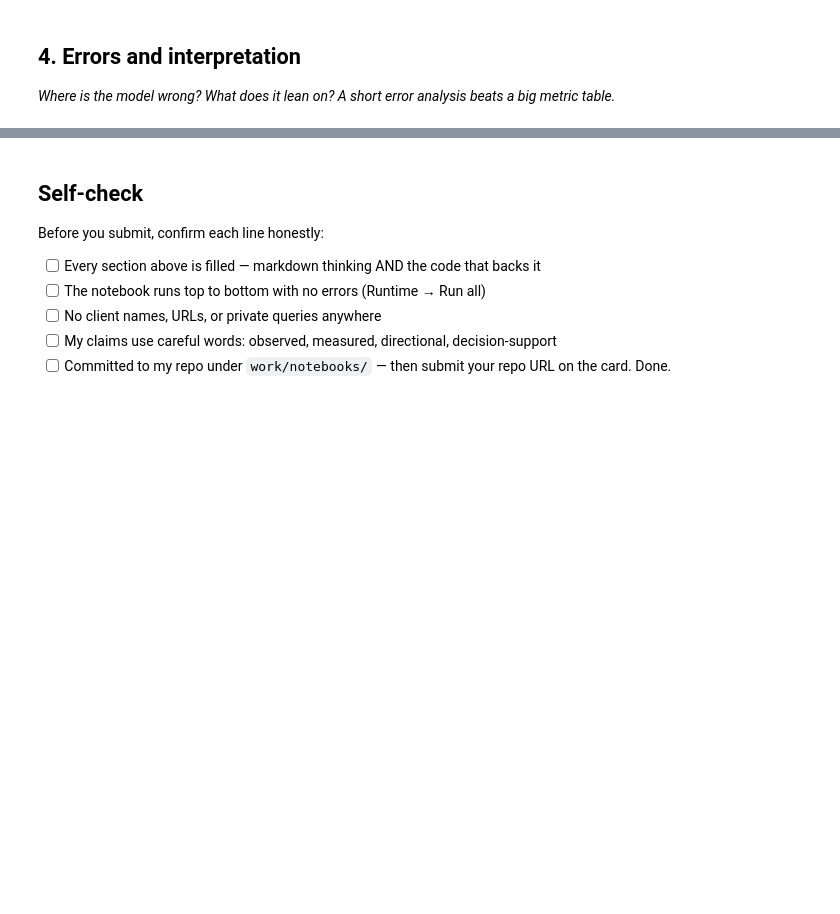
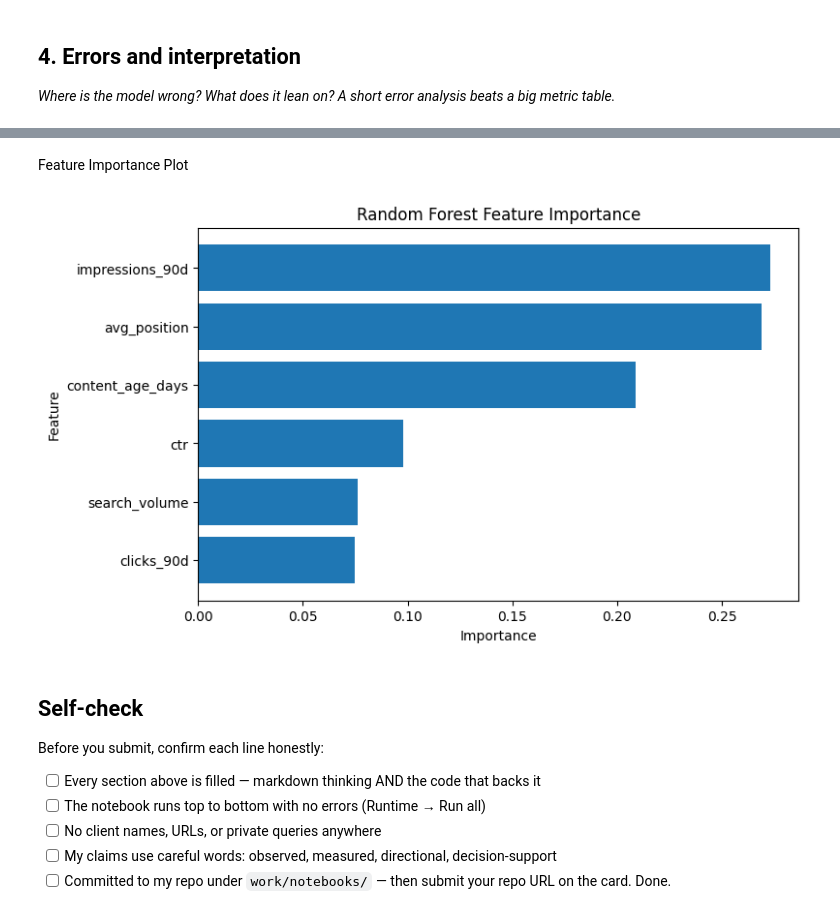
Before and after one commit to muneebulhaq02/flyrank-ml-internship, a Jupyter notebook: work/notebooks/w05_model.ipynb, the cells around one changed output, grey strips where cells are left out. Drawn from its saved outputs; the diff is of its cells as text; code cells hidden in the pictures; blank space fills up the shorter version.

```diff
--- a/work/notebooks/w05_model.ipynb
+++ b/work/notebooks/w05_model.ipynb
@@ -27,3 +116,17 @@ This skeleton is yours to fill. Work the sections **in order** — each one has
 # %%
 # This cell is for CODE (numbers, a query, a check).
 # Write your text answer in the cell ABOVE this one — typing sentences here breaks Run All.
+
+model = RandomForestClassifier(
+    n_estimators=200,
+    random_state=42
+)
+
+model.fit(X_train, y_train)
+
+predictions = model.predict(X_test)
+
+rf_accuracy = accuracy_score(y_test, predictions)
+rf_precision = precision_score(y_test, predictions)
+rf_recall = recall_score(y_test, predictions)
+rf_f1 = f1_score(y_test, predictions)
@@ -34,3 +220,16 @@ This skeleton is yours to fill. Work the sections **in order** — each one has
 # %%
 # This cell is for CODE (numbers, a query, a check).
 # Write your text answer in the cell ABOVE this one — typing sentences here breaks Run All.
+importance = pd.DataFrame({
+
+    "Feature":features,
+    "Importance":model.feature_importances_
+
+})
+
+importance = importance.sort_values(
+    "Importance",
+    ascending=False
+)
+
+importance
@@ -37,3 +272,24 @@ This skeleton is yours to fill. Work the sections **in order** — each one has
+# %% [markdown]
+Feature Importance Plot
+# %%
+import matplotlib.pyplot as plt
+
+importance = importance.sort_values("Importance")
+
+plt.figure(figsize=(8,5))
+
+plt.barh(
+    importance["Feature"],
+    importance["Importance"]
+)
+
+plt.xlabel("Importance")
+plt.ylabel("Feature")
+plt.title("Random Forest Feature Importance")
+
+plt.show()
+# %% [output]
+[figure, added]
 # %% [markdown]
 ## Self-check
 
```
Also changed, not shown: parts of 16 cells of this notebook.
